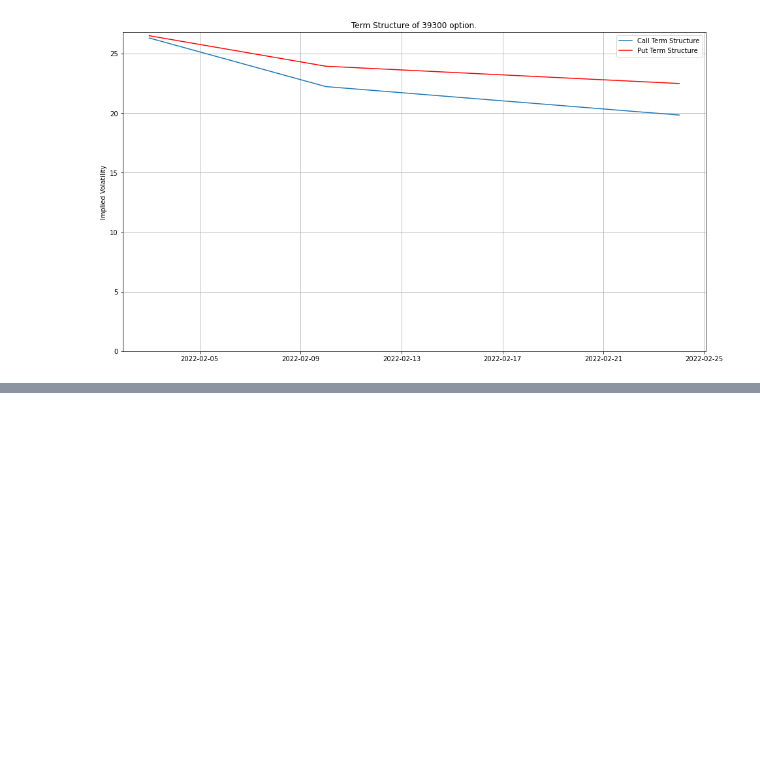
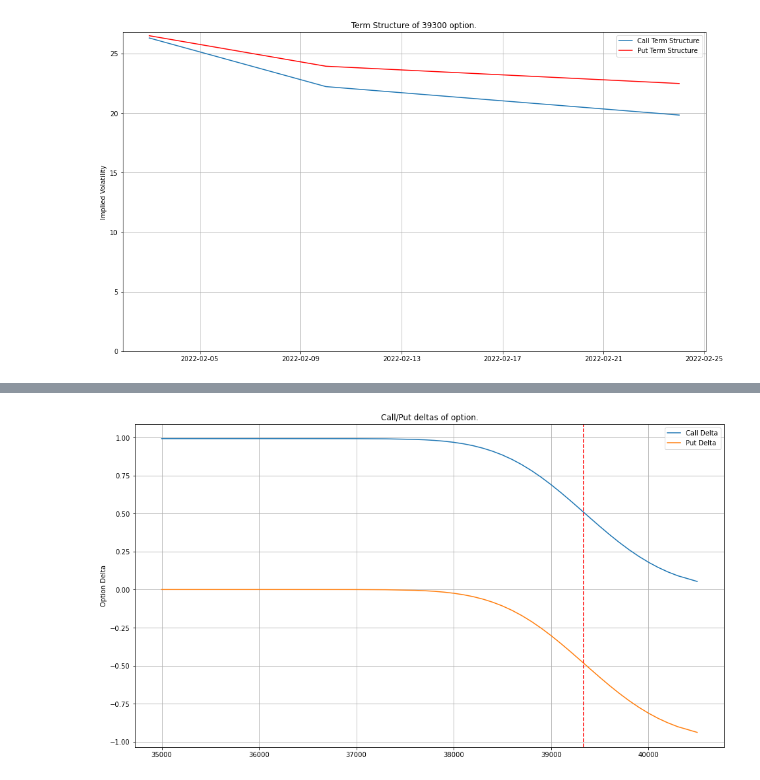
Before and after one commit to cheesecakeMafia/OptionChain, a Jupyter notebook: OptionChain.ipynb, the cells around one changed output, grey strips where cells are left out. Drawn from its saved outputs; the diff is of its cells as text; code cells hidden in the pictures; blank space fills up the shorter version.

Commit message:
Added greek calculation usign BSM equation

```diff
--- a/OptionChain.ipynb
+++ b/OptionChain.ipynb
@@ -362,3 +332,0 @@ option_greeks
-# %%
-def plot_delta():
-    pass
@@ -367,0 +333,15 @@ def plt_vega():
+# %%
+def plot_delta(df):
+    plt.figure(figsize=(16,9))
+    plt.plot(df["Strike"],df["Call Delta"])
+    plt.plot(df["Strike"],df["Put Delta"])
+    plt.grid('True')
+    plt.title("Call/Put deltas of option.")
+    plt.legend(["Call Delta","Put Delta"])
+    plt.ylabel("Option Delta")
+    plt.axvline(x=underlying_ltp, color = 'r', linestyle = '--')
+    plt.show();
+# %%
+plot_delta(option_greeks)
+# %% [output]
+[figure, added]
```
Also changed, not shown: parts of 11 cells of this notebook.
